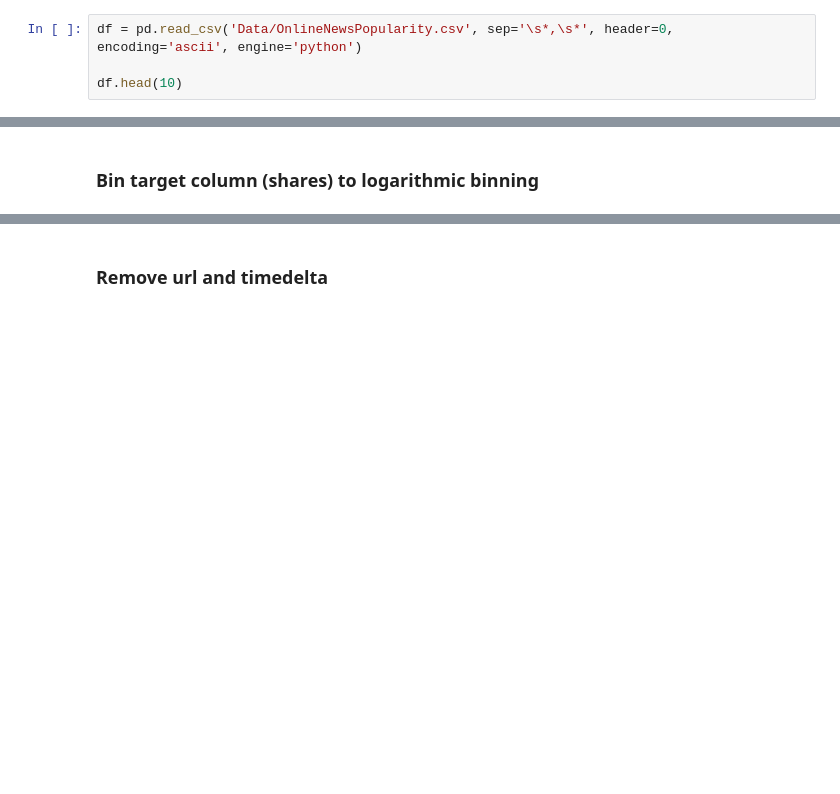
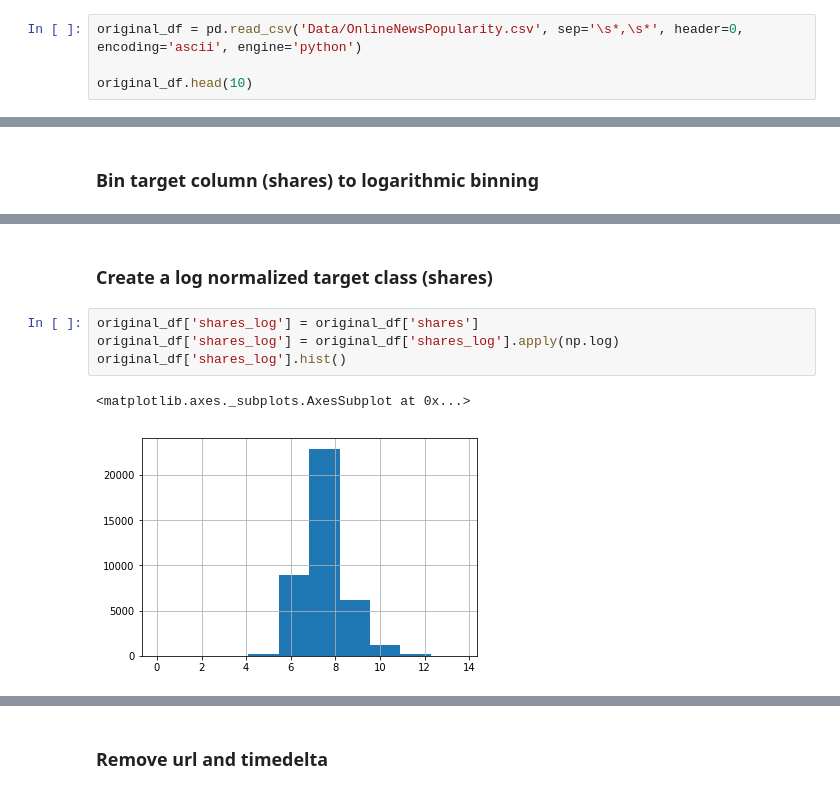
Before and after one commit to nakamura41/KE5206_CA_1, a Jupyter notebook: OnlineNewsPopularity/KE5206_Computational_Intelligence_I_CA_1.ipynb, the cells around one changed output, grey strips where cells are left out. Cells and saved outputs as stored; diff of their text form; blank space fills up the shorter version.

Commit message:
CHANGE: Apply log normalize

```diff
--- a/OnlineNewsPopularity/KE5206_Computational_Intelligence_I_CA_1.ipynb
+++ b/OnlineNewsPopularity/KE5206_Computational_Intelligence_I_CA_1.ipynb
@@ -18,9 +18,9 @@ print(os.getcwd())
 # %% [output]
 /Users/davidleonardi/Projects/KE5206_CA_1/OnlineNewsPopularity
 # %%
-df = pd.read_csv('Data/OnlineNewsPopularity.csv', sep='\s*,\s*', header=0, encoding='ascii', engine='python')
+original_df = pd.read_csv('Data/OnlineNewsPopularity.csv', sep='\s*,\s*', header=0, encoding='ascii', engine='python')
 
-df.head(10)
+original_df.head(10)
 # %% [output]
 |  | url | timedelta | n_tokens_title | n_tokens_content | n_unique_tokens | n_non_stop_words | ... |
 | 0 | http://mashable.com/2013/01/07/am... | 731.0 | 12.0 | 219.0 | 0.663594 | 1.0 | ... |
@@ -122,3 +122,12 @@ df['shares'].hist(ax=ax, bins=division)
 ax.set_xscale('log')
 # %% [output]
 [figure]
+# %% [markdown]
+###  Create a log normalized target class (shares)
+# %%
+original_df['shares_log'] = original_df['shares']
+original_df['shares_log'] = original_df['shares_log'].apply(np.log)
+original_df['shares_log'].hist()
+# %% [output]
+<matplotlib.axes._subplots.AxesSubplot at 0x...>
+[figure, added]
```
Also changed, not shown: parts of 13 cells of this notebook, 1 other file.
